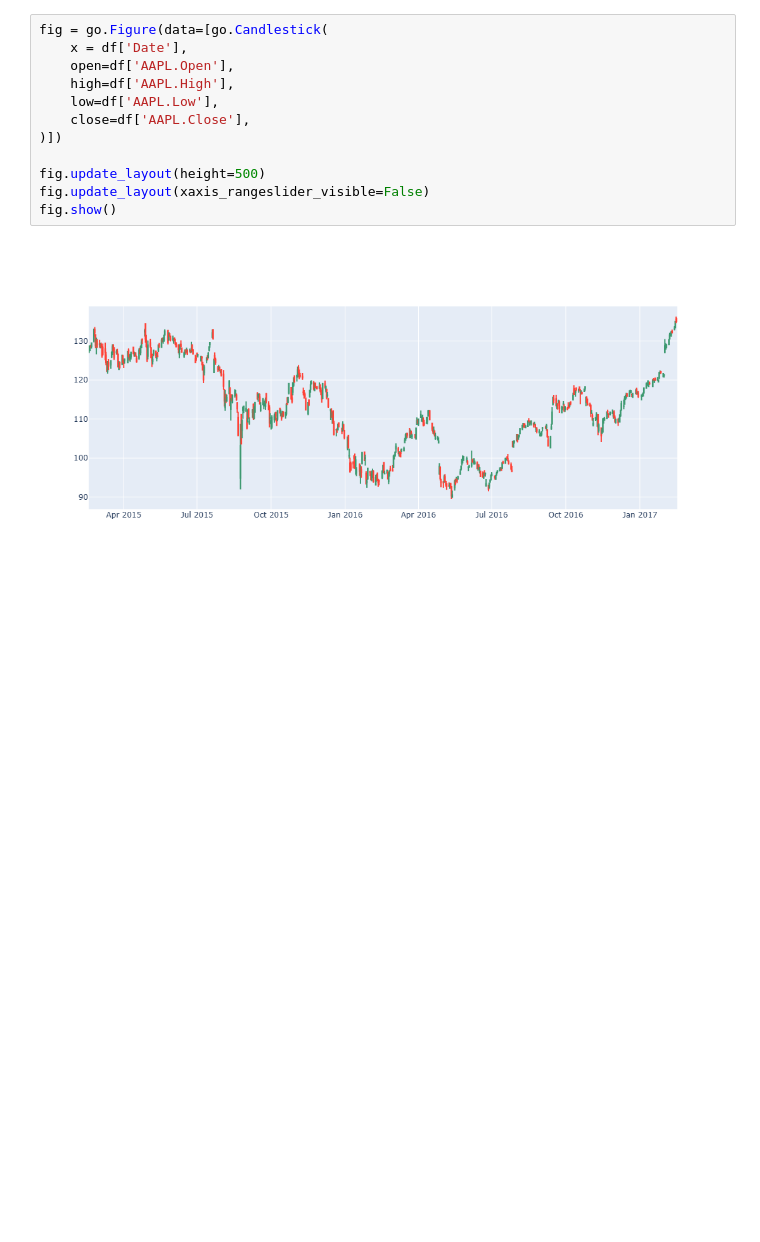
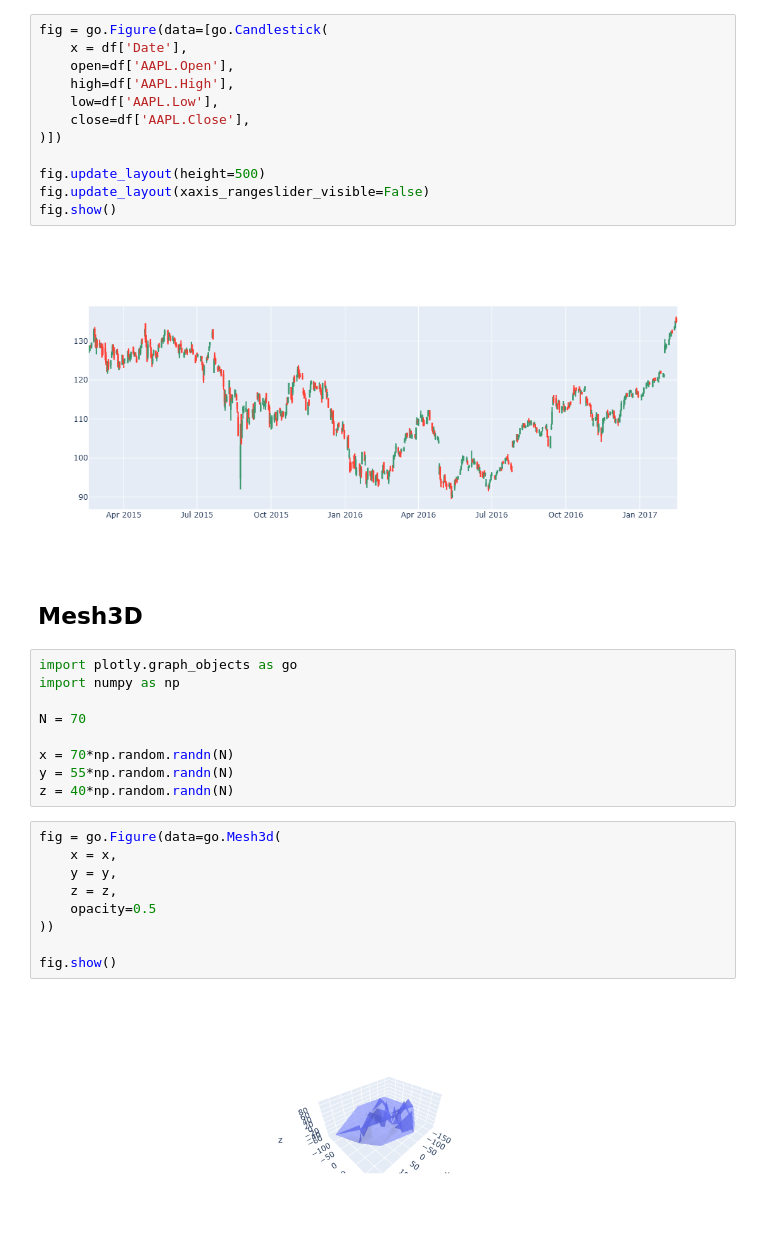
Before and after one commit to dev-DaviGuerra/Plotly, a Jupyter notebook: Plotly.ipynb, the cells around one changed output. Drawn from its saved outputs; the diff is of its cells as text; blank space fills up the shorter version.

Commit message:
Mesh3d

```diff
--- a/Plotly.ipynb
+++ b/Plotly.ipynb
@@ -195,3 +195,25 @@ fig.update_layout(xaxis_rangeslider_visible=False)
 fig.show()
 # %% [output]
 [figure]
+# %% [markdown]
+## Mesh3D
+# %%
+import plotly.graph_objects as go
+import numpy as np
+
+N = 70
+
+x = 70*np.random.randn(N)
+y = 55*np.random.randn(N)
+z = 40*np.random.randn(N)
+# %%
+fig = go.Figure(data=go.Mesh3d(
+    x = x,
+    y = y,
+    z = z,
+    opacity=0.5
+))
+
+fig.show()
+# %% [output]
+[figure, added]
```
